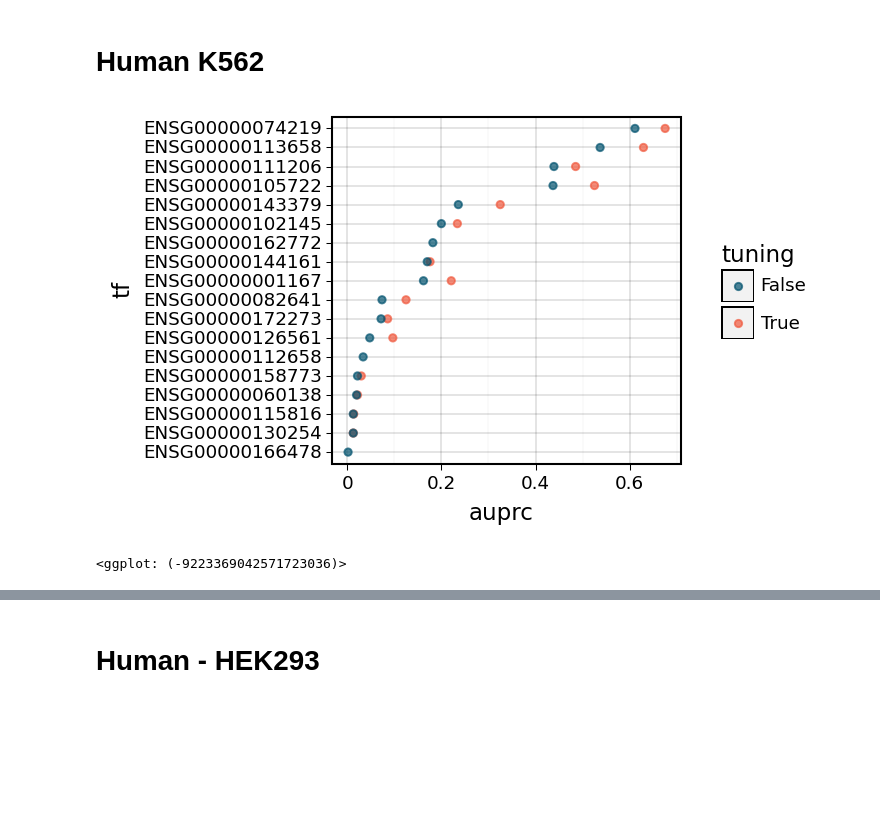
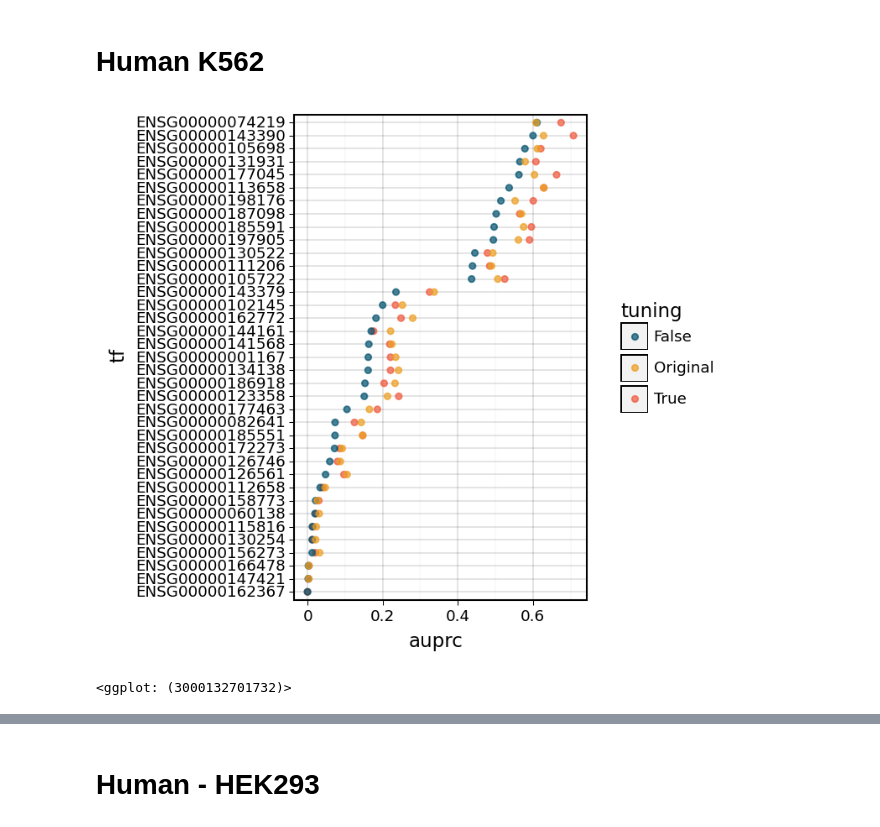
Before and after one commit to BrentLab/TFPertRespExplainer, a Jupyter notebook: WORKING_NOTEBOOKS/Hyparam_tuning.ipynb, the cells around one changed output, grey strips where cells are left out. Drawn from its saved outputs; the diff is of its cells as text; code cells hidden in the pictures; blank space fills up the shorter version.

```diff
--- a/WORKING_NOTEBOOKS/Hyparam_tuning.ipynb
+++ b/WORKING_NOTEBOOKS/Hyparam_tuning.ipynb
@@ -140,7 +142,7 @@ No AUPRC bias observed.
 # %%
 tun_df = pd.DataFrame()
 
-with open('../LOG/human_k562_hp_tun_32374555.out', 'r') as f:
+with open('../LOG/human_k562_hp_tun_32450285.out', 'r') as f:
     lines = f.readlines()
 
     for line in lines:
@@ -154,4 +156,4 @@ with open('../LOG/human_k562_hp_tun_32374555.out', 'r') as f:
                     'auprc': float(auc)
                 }), ignore_index=True)
 
-tun_df['tuning'] = True
+tun_df['tuning'] = 'True'
@@ -176,25 +160,38 @@ base_df['tuning'] = False
+# %%
+base_df = pd.read_csv('../OUTPUT/human_42tfs_k562_hp_base/stats.csv.gz')
+base_df['tuning'] = 'False'
+
+orig_df = pd.read_csv('../OUTPUT/human_42tfs_k562/stats.csv.gz')
+orig_df['tuning'] = 'Original'
+
+tf_list = set(tun_df.loc[~tun_df['auprc'].isnull(), 'tf'].tolist()) & set(base_df.loc[~base_df['auprc'].isnull(), 'tf'].tolist())
 # %%
-df = pd.concat([tun_df, base_df])
+df = pd.concat([
+    tun_df[tun_df['tf'].isin(tf_list)],
+    base_df[base_df['tf'].isin(tf_list)],
+    orig_df[orig_df['tf'].isin(tf_list)]
+])
 
 df2 = tun_df.merge(base_df, on=['tf'])
 df2['improv_frac'] = (df2['auprc_x'] - df2['auprc_y']) / df2['auprc_y']
+df2 = df2[df2['tf'].isin(tf_list)]
 
 # Sort TFs by baseline AUPRC
 df['tf'] = pd.Categorical(
     df['tf'], ordered=True,
-    categories=base_df.sort_values('auprc')['tf'].values
+    categories=base_df[base_df['tf'].isin(tf_list)].sort_values('auprc')['tf'].values
 )
 # %%
 (
     ggplot(df, aes(x='auprc', y='tf', color='tuning'))
     + geom_point(alpha=.7)
-    + scale_color_manual([COLORS['dark_blue'], COLORS['orange']])
+    + scale_color_manual([COLORS['dark_blue'], COLORS['yellow'], COLORS['orange']])
     + theme_linedraw()
-    + theme(figure_size=(3, 3), dpi=150)
+    + theme(figure_size=(3, 5), dpi=150)
 )
 # %% [output]
-[figure, old version]
+[figure, new version]
-<ggplot: (-9223369042571723036)>
+<ggplot: (3000132701732)>
 # %%
 df2 = df2.sort_values('improv_frac')
 
```
Also changed, not shown: parts of 12 cells of this notebook, 1 other file.
